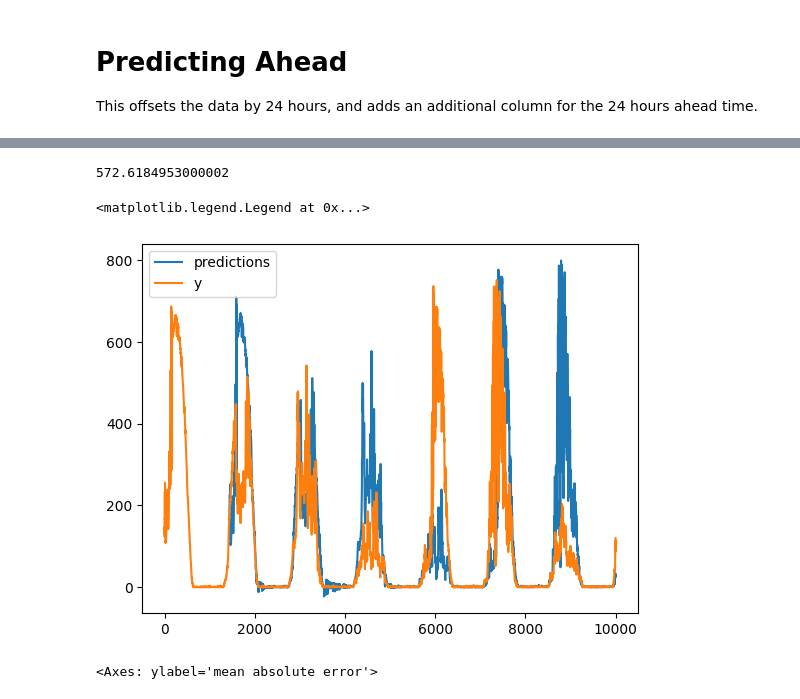
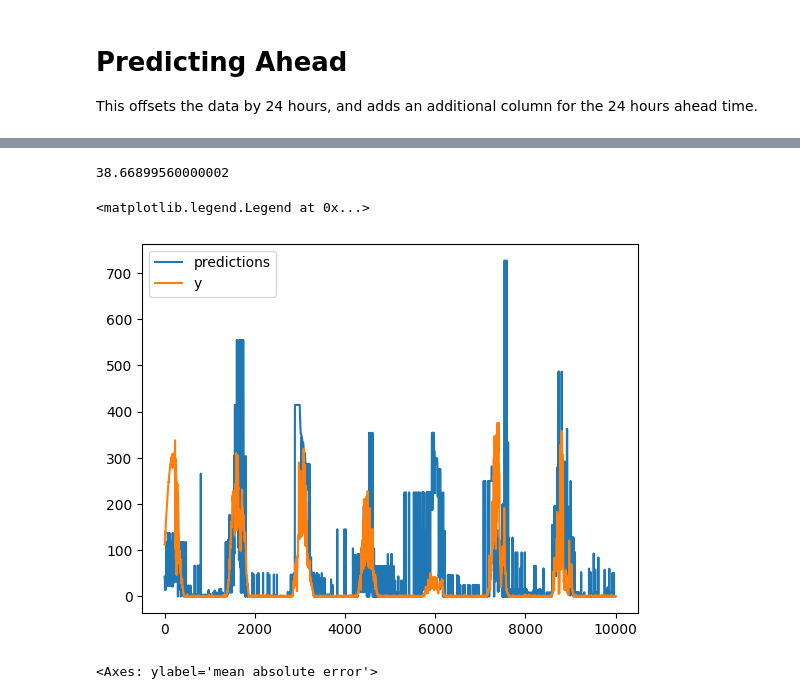
Before and after one commit to bertkdowns/data-streams-hackathon, a Jupyter notebook: predicting_ahead.ipynb, the cells around one changed output, grey strips where cells are left out. Cells and saved outputs as stored; diff of their text form; code cells hidden in the pictures.

```diff
--- a/predicting_ahead.ipynb
+++ b/predicting_ahead.ipynb
@@ -120,28 +136,28 @@ plt.show()
 from capymoa.regressor import SOKNLBT, SGDRegressor, PassiveAggressiveRegressor, ORTO, ARFFIMTDD, AdaptiveRandomForestRegressor, FIMTDD
 from delayed_evaluation import delayed_prequential_evaluation
 
-reg = PassiveAggressiveRegressor(schema=stream.get_schema())
+reg = ARFFIMTDD(schema,alternate_tree_t_min=1000,page_hinckley_alpha=0.9,page_hinckley_threshold=1000, alternate_tree_fading_factor=0.9999999,learning_ratio=0.0001,learning_ratio_decay_factor=0.00001)
 #reg = regressors.LastGuessRegressor(schema=stream.get_schema())
 res = delayed_prequential_evaluation(stream=stream, learner=reg, window_size=5000, store_predictions=True,store_y=True,delay=1440)
 print(res['cpu_time'])
 # %% [output]
-572.6184953000002
+38.66899560000002
 # %%
 #sns.lineplot(res['predictions'], label="predictions")
 #sns.lineplot(result['ground_truth_y'], label="y")
 import seaborn as sns
 import matplotlib.pyplot as plt
-plt.plot(range(0,10000),  res['predictions'][:10000], label="predictions")
+plt.plot(range(0,10000),  res['predictions'][900000:910000], label="predictions")
 
-plt.plot(range(0,10000), res['ground_truth_y'][:10000], label="y")
+plt.plot(range(0,10000), res['ground_truth_y'][900000:910000], label="y")
 
 # show label
 plt.legend()
 
 #res.keys()
 # %% [output]
 <matplotlib.legend.Legend at 0x...>
-[figure, old version]
+[figure, new version]
 # %%
 
 sns.lineplot(res['windowed'].metrics_per_window()["mean absolute error"])
```
Also changed, not shown: parts of 3 cells of this notebook.
